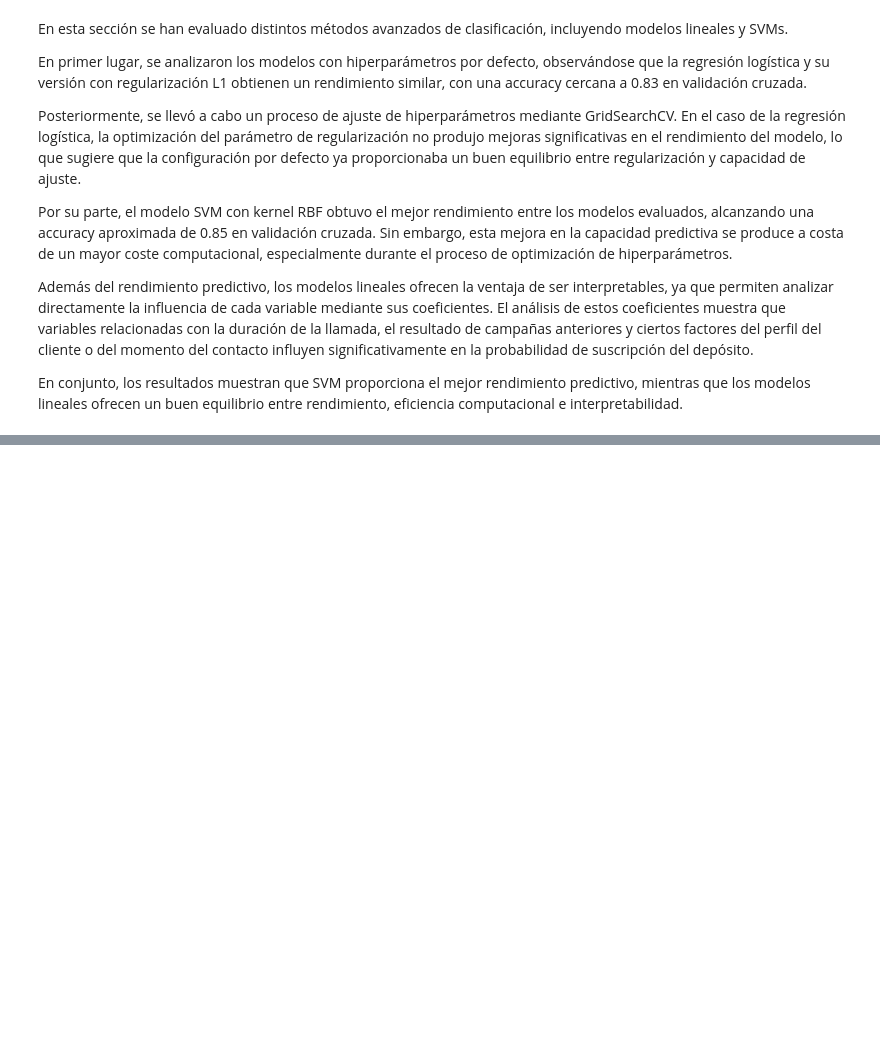
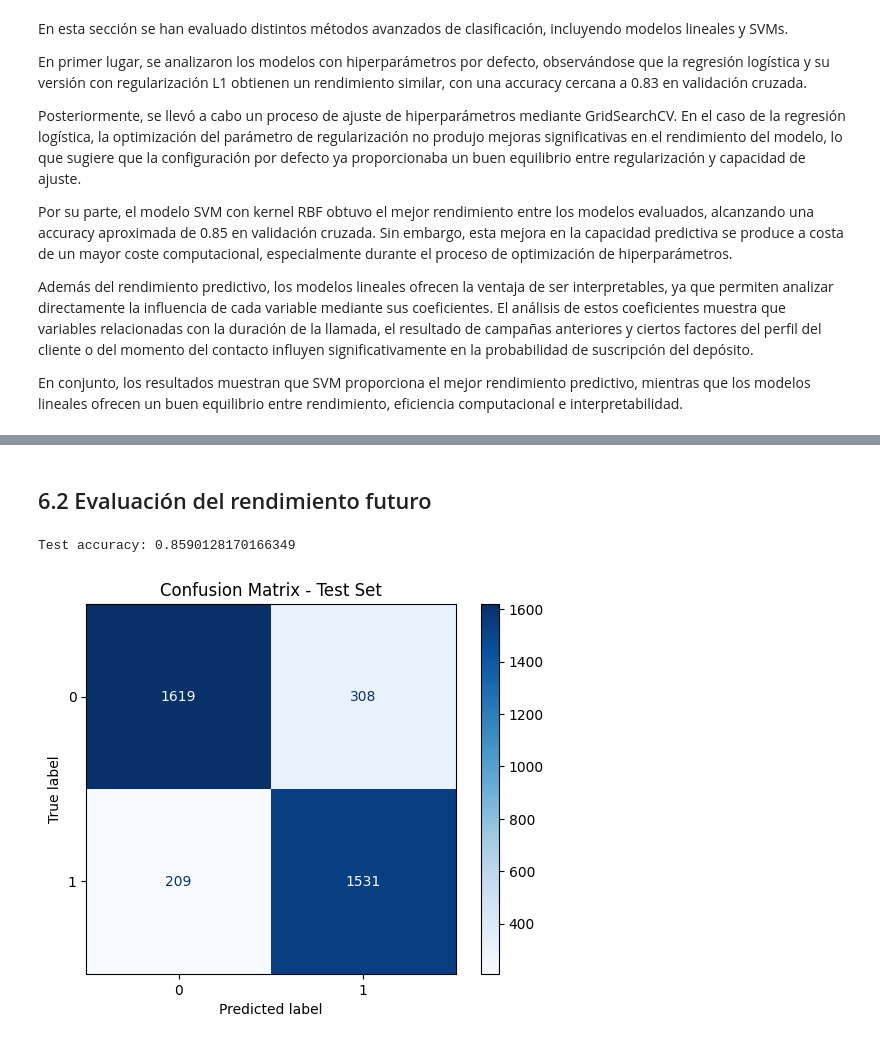
Before and after one commit to 100495785/Grupo17_Practica1, a Jupyter notebook: EDA_Practica1.ipynb, the cells around one changed output, grey strips where cells are left out. Saved outputs shown, nothing was run; the diff lists cells and outputs as text; code cells hidden in the pictures; blank space fills up the shorter version.

Commit message:
inicio punto 6. Resultados y modelo final

```diff
--- a/EDA_Practica1.ipynb
+++ b/EDA_Practica1.ipynb
@@ -1526,0 +1537,32 @@ En conjunto, los resultados muestran que SVM proporciona el mejor rendimiento pr
+# %% [markdown]
+## 6.2 Evaluación del rendimiento futuro
+# %%
+from sklearn.metrics import accuracy_score, confusion_matrix, ConfusionMatrixDisplay
+
+# seleccionamos el mejor modelo
+best_model = svm_default
+
+# entrenamos con todo el train
+best_model.fit(X_train, y_train)
+
+# predicción en test
+y_pred = best_model.predict(X_test)
+
+# accuracy en test (evaluación outer)
+test_accuracy = accuracy_score(y_test, y_pred)
+
+print("Test accuracy:", test_accuracy)
+# %% [output]
+Test accuracy: 0.8590128170166349
+# %%
+import matplotlib.pyplot as plt
+
+cm = confusion_matrix(y_test, y_pred)
+
+disp = ConfusionMatrixDisplay(confusion_matrix=cm)
+disp.plot(cmap="Blues")
+
+plt.title("Confusion Matrix - Test Set")
+plt.show()
+# %% [output]
+[figure, added]
```
Also changed, not shown: parts of 30 cells of this notebook, 3 other files.
